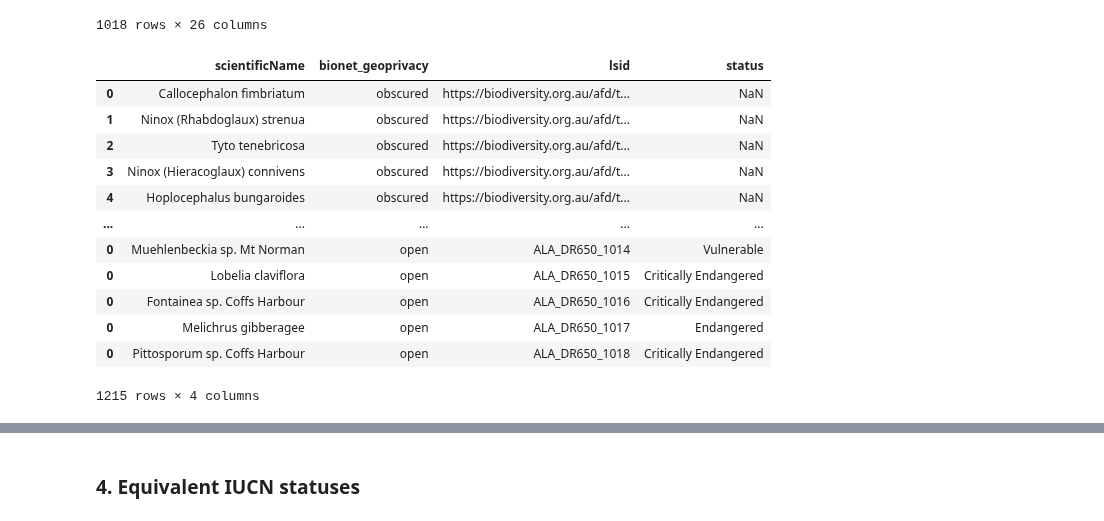
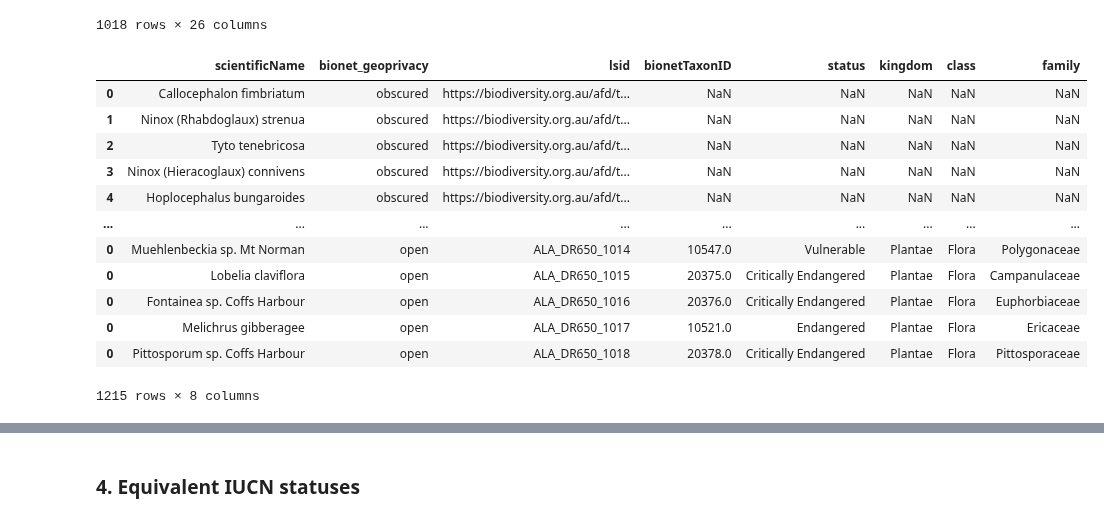
Before and after one commit to AtlasOfLivingAustralia/authoritative-lists, a Jupyter notebook: source-code/py-notebook/inaturalist-statuses/nsw.ipynb, the cells around one changed output, grey strips where cells are left out. Saved outputs shown, nothing was run; the diff lists cells and outputs as text; code cells hidden in the pictures.

```diff
--- a/source-code/py-notebook/inaturalist-statuses/nsw.ipynb
+++ b/source-code/py-notebook/inaturalist-statuses/nsw.ipynb
@@ -161,21 +161,21 @@ conservationlist
 # %%
 # join them in a way that works for inat (eg sensitive list, geoprivacy = 'obscured'
 statelist = pd.concat([sensitivelist[['scientificName', 'bionet_geoprivacy', 'lsid']],
-                    conservationlist[['scientificName','status','bionet_geoprivacy', 'lsid']]]).drop_duplicates()
+                    conservationlist[['bionetTaxonID', 'scientificName','status','bionet_geoprivacy', 'kingdom', 'class', 'family','lsid']]]).drop_duplicates()
 statelist
 # %% [output]
-|  | scientificName | bionet_geoprivacy | lsid | status |
-| 0 | Callocephalon fimbriatum | obscured | https://biodiversity.org.au/afd/t... | NaN |
-| 1 | Ninox (Rhabdoglaux) strenua | obscured | https://biodiversity.org.au/afd/t... | NaN |
-| 2 | Tyto tenebricosa | obscured | https://biodiversity.org.au/afd/t... | NaN |
-| 3 | Ninox (Hieracoglaux) connivens | obscured | https://biodiversity.org.au/afd/t... | NaN |
-| 4 | Hoplocephalus bungaroides | obscured | https://biodiversity.org.au/afd/t... | NaN |
-| ... | ... | ... | ... | ... |
-| 0 | Muehlenbeckia sp. Mt Norman | open | ALA_DR650_1014 | Vulnerable |
-| 0 | Lobelia claviflora | open | ALA_DR650_1015 | Critically Endangered |
-| 0 | Fontainea sp. Coffs Harbour | open | ALA_DR650_1016 | Critically Endangered |
-| 0 | Melichrus gibberagee | open | ALA_DR650_1017 | Endangered |
-| 0 | Pittosporum sp. Coffs Harbour | open | ALA_DR650_1018 | Critically Endangered |
+|  | scientificName | bionet_geoprivacy | lsid | bionetTaxonID | status | kingdom | class | family |
+| 0 | Callocephalon fimbriatum | obscured | https://biodiversity.org.au/afd/t... | NaN | NaN | NaN | NaN | NaN |
+| 1 | Ninox (Rhabdoglaux) strenua | obscured | https://biodiversity.org.au/afd/t... | NaN | NaN | NaN | NaN | NaN |
+| 2 | Tyto tenebricosa | obscured | https://biodiversity.org.au/afd/t... | NaN | NaN | NaN | NaN | NaN |
+| 3 | Ninox (Hieracoglaux) connivens | obscured | https://biodiversity.org.au/afd/t... | NaN | NaN | NaN | NaN | NaN |
+| 4 | Hoplocephalus bungaroides | obscured | https://biodiversity.org.au/afd/t... | NaN | NaN | NaN | NaN | NaN |
+| ... | ... | ... | ... | ... | ... | ... | ... | ... |
+| 0 | Muehlenbeckia sp. Mt Norman | open | ALA_DR650_1014 | 10547.0 | Vulnerable | Plantae | Flora | Polygonaceae |
+| 0 | Lobelia claviflora | open | ALA_DR650_1015 | 20375.0 | Critically Endangered | Plantae | Flora | Campanulaceae |
+| 0 | Fontainea sp. Coffs Harbour | open | ALA_DR650_1016 | 20376.0 | Critically Endangered | Plantae | Flora | Euphorbiaceae |
+| 0 | Melichrus gibberagee | open | ALA_DR650_1017 | 10521.0 | Endangered | Plantae | Flora | Ericaceae |
+| 0 | Pittosporum sp. Coffs Harbour | open | ALA_DR650_1018 | 20378.0 | Critically Endangered | Plantae | Flora | Pittosporaceae |
-1215 rows × 4 columns
+1215 rows × 8 columns
 # %%
 # check for duplicates with conflicting information
```
Also changed, not shown: parts of 3 cells of this notebook.
